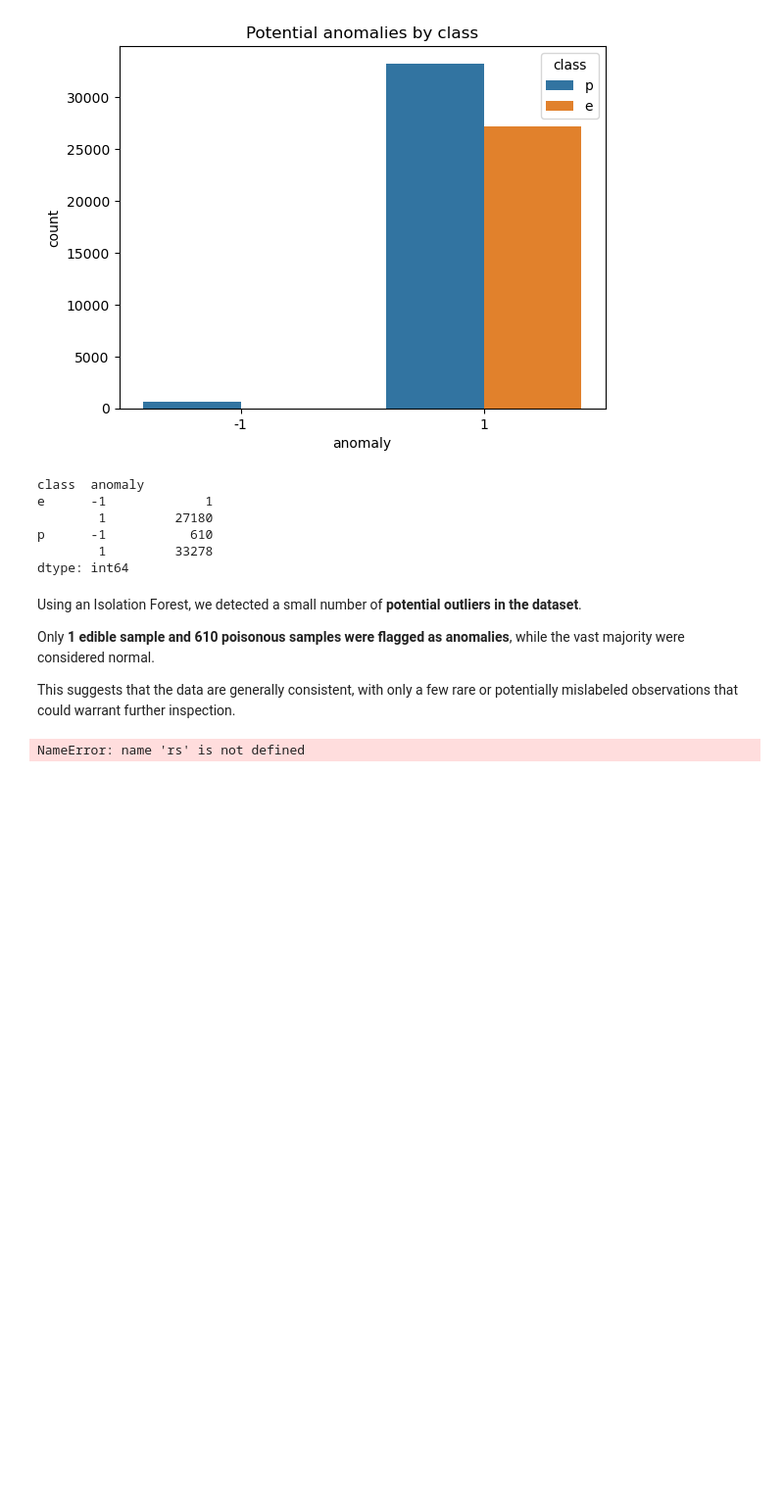
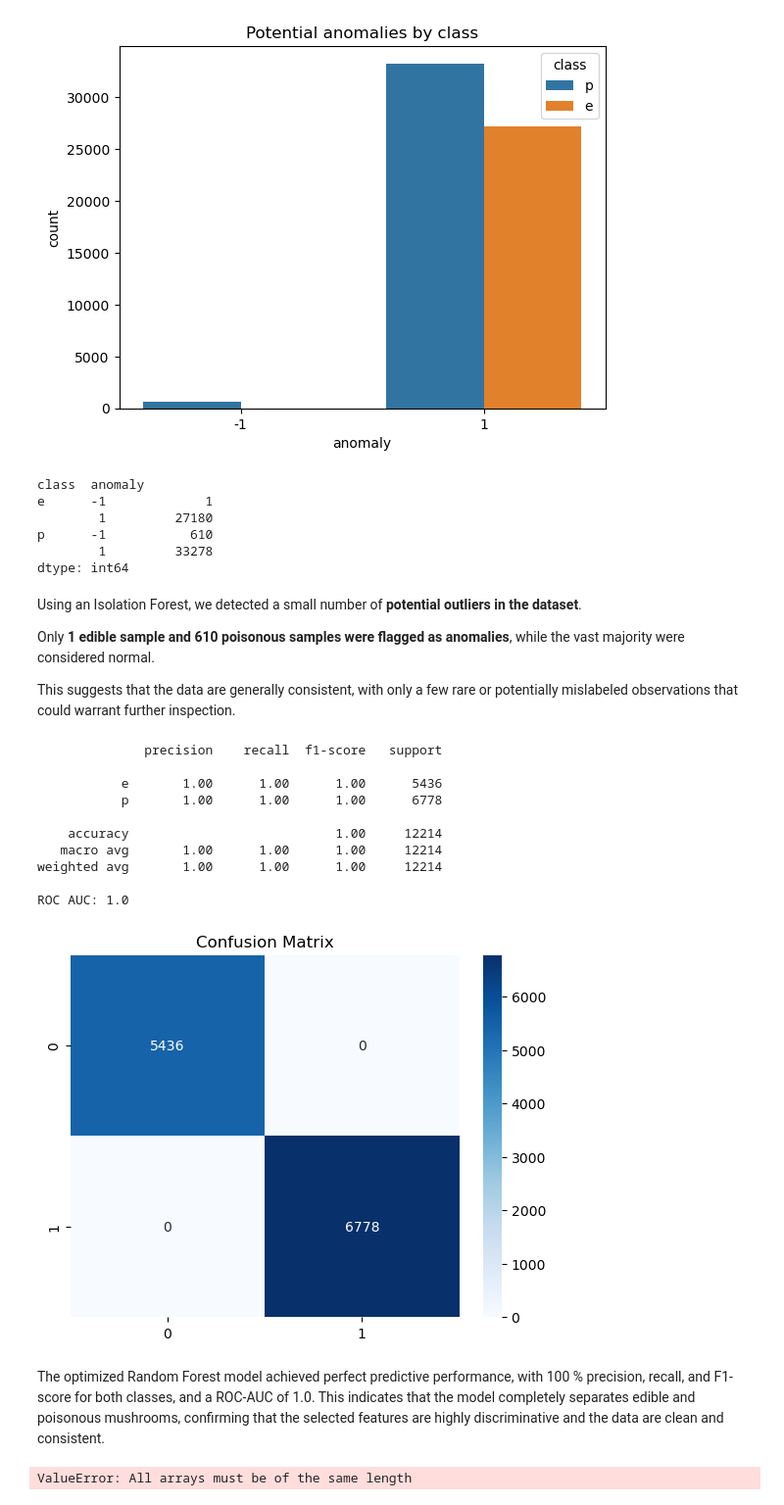
Before and after one commit to alvaromf2002-cpu/ml_mushrooms, a Jupyter notebook: main.ipynb, the cells around one changed output. Shown at 98% size. Saved outputs shown, nothing was run; the diff lists cells and outputs as text; code cells hidden in the pictures; blank space fills up the shorter version.

```diff
--- a/main.ipynb
+++ b/main.ipynb
@@ -239,19 +239,37 @@ Only **1 edible sample and 610 poisonous samples were flagged as anomalies**, wh
 This suggests that the data are generally consistent, with only a few rare or potentially mislabeled observations that could warrant further inspection.
 # %%
 # Final Evaluation
+
+rf_pipe = Pipeline([
+    ('preproc', preproc_tree),  # o preproc_linear
+    ('clf', RandomForestClassifier(random_state=42))
+])
+
 X_train, X_test, y_train, y_test = train_test_split(X, y, test_size=0.2, stratify=y, random_state=42)
-best_model = rs.best_estimator_
+best_model = rf_pipe
 best_model.fit(X_train, y_train)
 y_pred = best_model.predict(X_test)
 print(classification_report(y_test, y_pred))
 print('ROC AUC:', roc_auc_score(y_test, best_model.predict_proba(X_test)[:,1]))
 
 cm = confusion_matrix(y_test, y_pred)
 sns.heatmap(cm, annot=True, fmt='d', cmap='Blues')
 plt.title('Confusion Matrix')
 plt.show()
 # %% [output]
-NameError: name 'rs' is not defined
+              precision    recall  f1-score   support
+
+           e       1.00      1.00      1.00      5436
+           p       1.00      1.00      1.00      6778
+
+    accuracy                           1.00     12214
+   macro avg       1.00      1.00      1.00     12214
+weighted avg       1.00      1.00      1.00     12214
+
+ROC AUC: 1.0
+[figure, added]
+# %% [markdown]
+The optimized Random Forest model achieved perfect predictive performance, with 100 % precision, recall, and F1-score for both classes, and a ROC-AUC of 1.0. This indicates that the model completely separates edible and poisonous mushrooms, confirming that the selected features are highly discriminative and the data are clean and consistent.
 # %%
 # Explainability
 from sklearn.inspection import permutation_importance
@@ -266,3 +284,5 @@ if shap is not None:
     explainer = shap.Explainer(best_model.named_steps['clf'], X_test_trans)
     shap_values = explainer(X_test_trans)
     shap.summary_plot(shap_values, features=X_test_trans, feature_names=feat_names)
+# %% [output]
+ValueError: All arrays must be of the same length
```
Also changed, not shown: parts of 1 cell of this notebook.
